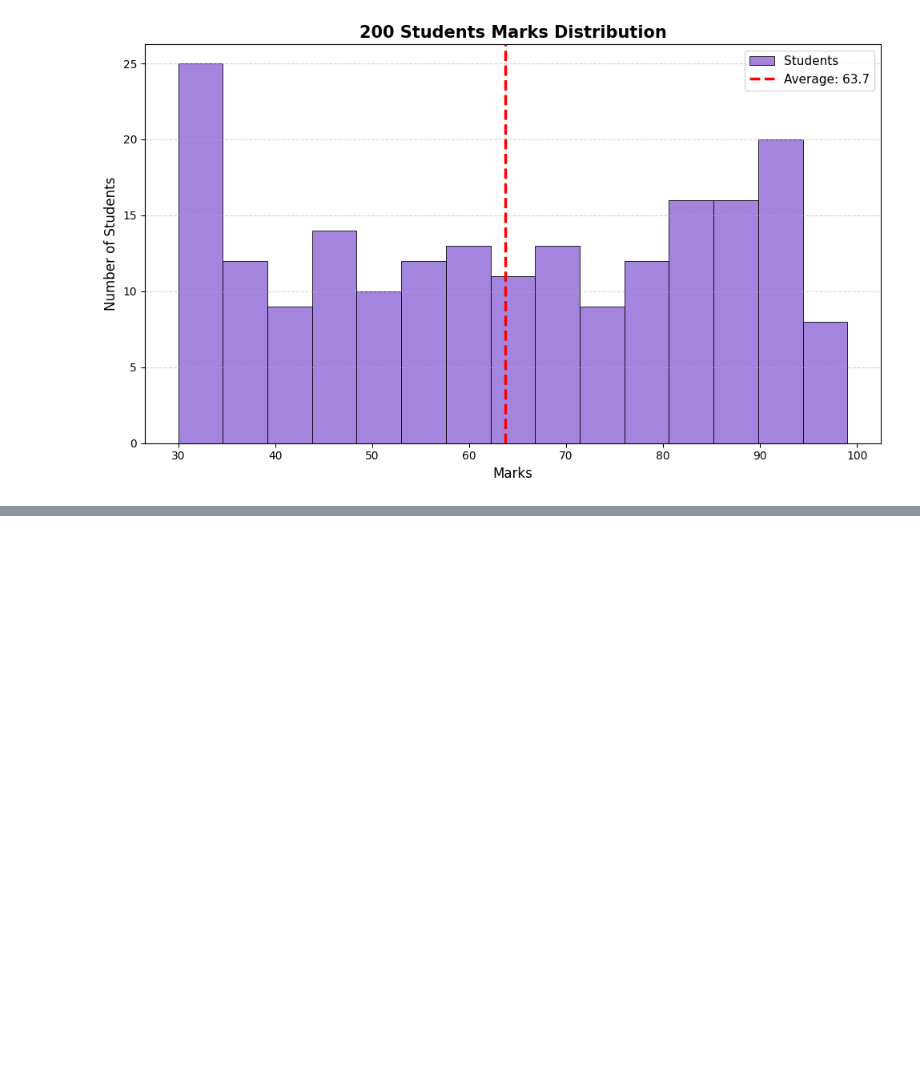
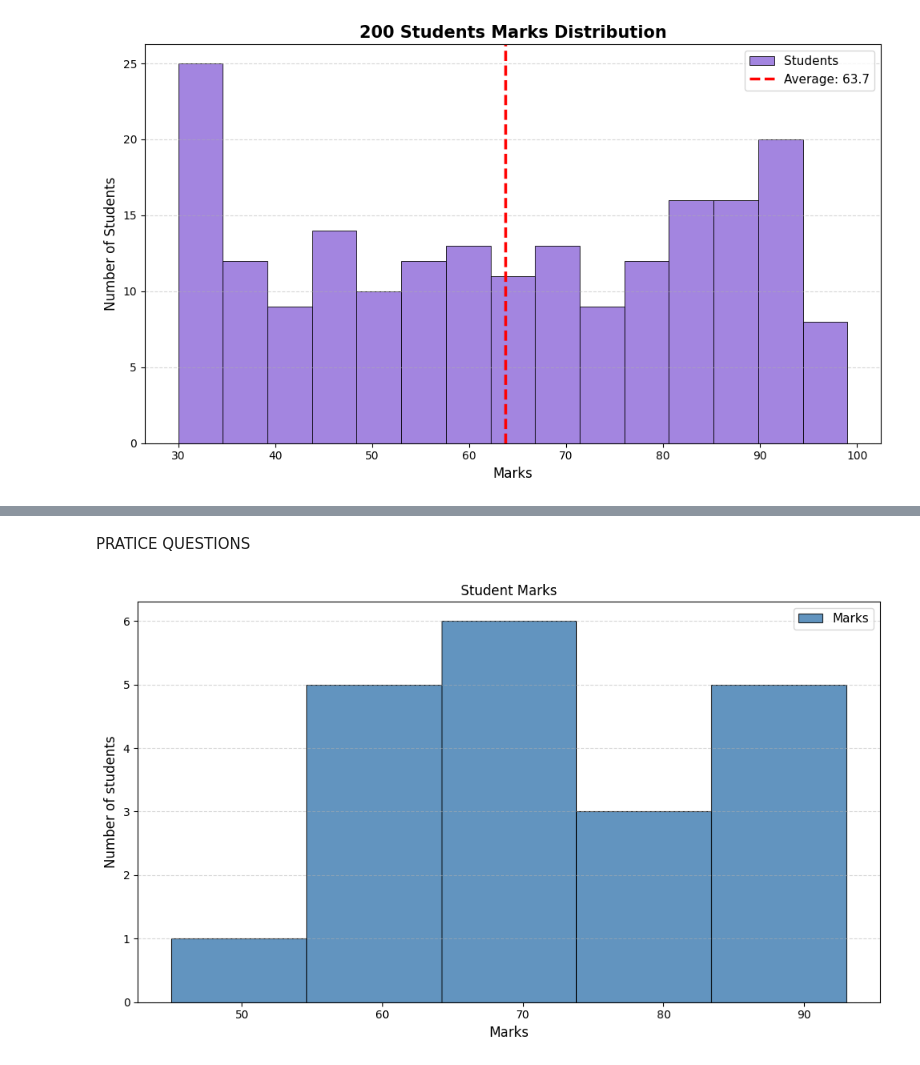
Before and after one commit to Deepanshu-8126/Matplotlib, a Jupyter notebook: Matplotlib_04.ipynb, the cells around one changed output, grey strips where cells are left out. Drawn from its saved outputs; the diff is of its cells as text; code cells hidden in the pictures; blank space fills up the shorter version.

```diff
--- a/Matplotlib_04.ipynb
+++ b/Matplotlib_04.ipynb
@@ -156,0 +192,21 @@ plt.show()
+# %% [markdown]
+PRATICE QUESTIONS
+# %%
+# Dataset 1 — Student Marks
+import matplotlib.pyplot as plt
+marks = [45, 67, 82, 55, 91, 73, 68, 55, 79, 88,
+         62, 71, 55, 84, 93, 77, 65, 58, 72, 86]
+fig,ax=plt.subplots(figsize=(10,6))
+ax.hist(marks,bins=5,color='steelblue',edgecolor='black',alpha=0.85,linewidth=0.8,label="Marks")
+
+ax.set_title("Student Marks")
+ax.set_xlabel("Marks",fontsize=12)
+ax.set_ylabel("Number of students",fontsize=12)
+
+ax.legend(fontsize=11)
+ax.grid(True,axis='y',linestyle='--',alpha=0.5)
+
+plt.tight_layout()
+plt.show()
+# %% [output]
+[figure, added]
```
Also changed, not shown: parts of 5 cells of this notebook.
